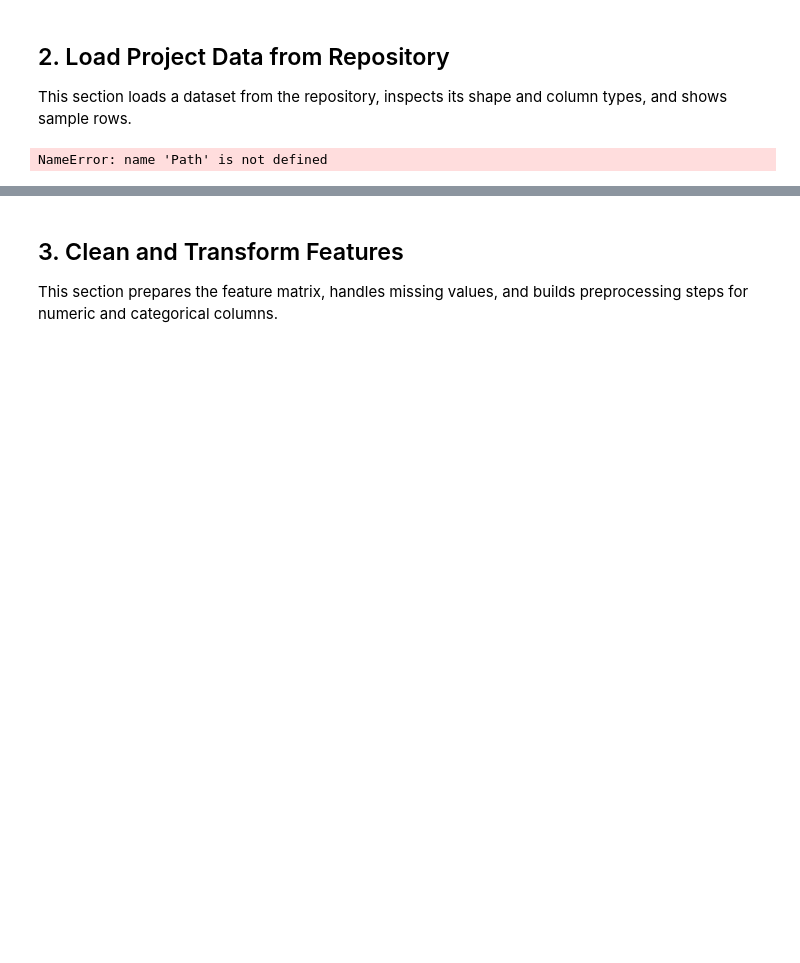
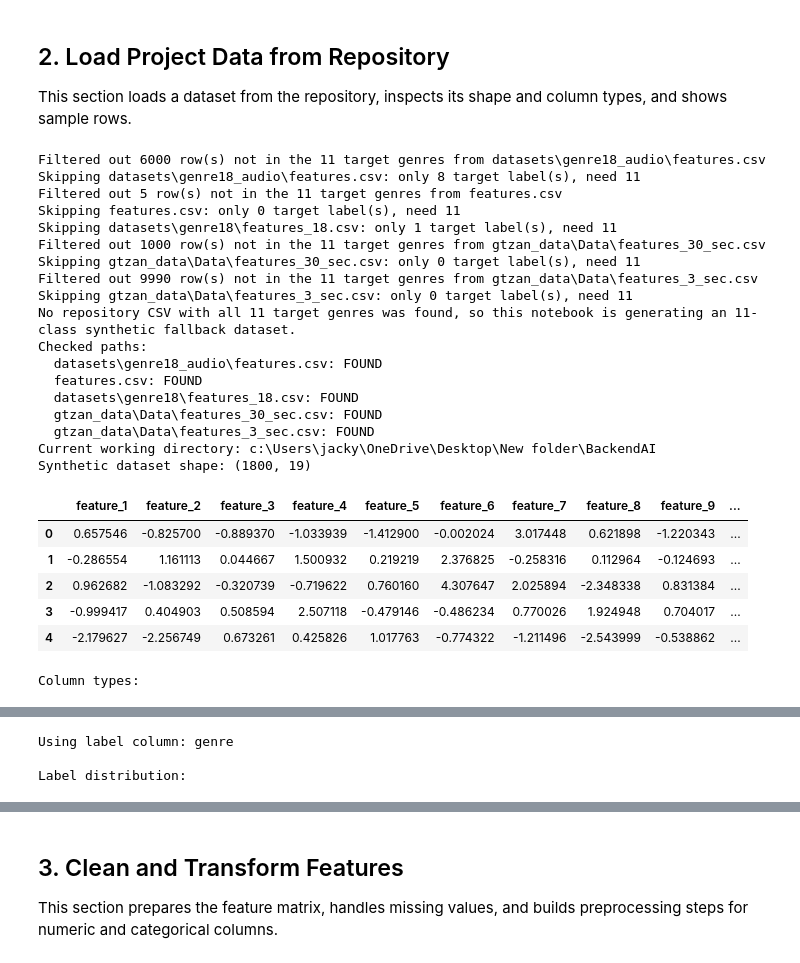
Before and after one commit to Kotoru2246/Spotifake, a Jupyter notebook: BackendAI/Spotifake_baseline.ipynb, the cells around one changed output, grey strips where cells are left out. Drawn from its saved outputs; the diff is of its cells as text; code cells hidden in the pictures; blank space fills up the shorter version.

```diff
--- a/BackendAI/Spotifake_baseline.ipynb
+++ b/BackendAI/Spotifake_baseline.ipynb
@@ -137,6 +237,21 @@ print(f"\nLog saved to: {log_file}")
 
 This section loads a dataset from the repository, inspects its shape and column types, and shows sample rows.
 # %%
+# Restrict training to the 11 selected genres
+TARGET_GENRES = [
+    "Pop",
+    "Rock",
+    "Hip-Hop / Rap",
+    "R&B / Soul",
+    "Electronic / EDM",
+    "Country",
+    "Jazz",
+    "Blues",
+    "Classical",
+    "Reggae",
+    "Latin",
+]
+
 # Locate a repository CSV with labels and features
 candidate_files = [
     Path("datasets/genre18_audio/features.csv"),
@@ -158,53 +273,78 @@ for path in candidate_files:
     if candidate_label is None:
         print(f"Skipping {path}: no genre/label column")
         continue
-    unique_labels = candidate_df[candidate_label].astype(str).nunique()
-    if unique_labels < 20:
-        print(f"Skipping {path}: only {unique_labels} label(s), need at least 20 for this notebook")
+
+    # Keep only the 11 target genres if this file contains broader taxonomies.
+    filtered_df = candidate_df[candidate_df[candidate_label].astype(str).isin(TARGET_GENRES)].copy()
+    removed = len(candidate_df) - len(filtered_df)
+    if removed > 0:
+        print(f"Filtered out {removed} row(s) not in the 11 target genres from {path}")
+
+    unique_labels = filtered_df[candidate_label].astype(str).nunique()
+    if unique_labels < len(TARGET_GENRES):
+        print(f"Skipping {path}: only {unique_labels} target label(s), need {len(TARGET_GENRES)}")
         continue
+
     dataset_path = path
-    df = candidate_df
+    df = filtered_df
     print(f"Loading dataset from: {dataset_path}")
-    print(f"Shape: {df.shape}")
+    print(f"Shape after 11-genre filter: {df.shape}")
     break
 
 if df is None:
-    print("No sufficiently diverse repository CSV was found, so this notebook is generating a 20-class synthetic fallback dataset.")
+    print("No repository CSV with all 11 target genres was found, so this notebook is generating an 11-class synthetic fallback dataset.")
     print("Checked paths:")
     for path in candidate_files:
         print(f"  {path}: {'FOUND' if path.exists() else 'missing'}")
     print(f"Current working directory: {Path.cwd()}")
     X_synth, y_synth = make_classification(
         n_samples=1800,
         n_features=18,
         n_informative=8,
         n_redundant=4,
-        n_classes=20,
+        n_classes=len(TARGET_GENRES),
         random_state=42,
     )
-    genre_labels = [
-        "Hip-Hop / Rap", "Pop", "Rock", "Electronic Dance Music (EDM)",
-        "R&B (Rhythm and Blues)", "Country", "Jazz", "Classical",
-        "Reggae", "Latin Music", "K-Pop", "J-Pop",
-        "Metal", "Afrobeats", "Folk", "Blues",
-        "Soul", "Funk", "Indie / Alternative", "Anime / Vocaloid",
-    ]
     df = pd.DataFrame(X_synth, columns=[f"feature_{i+1}" for i in range(X_synth.shape[1])])
-    df["genre"] = pd.Series(y_synth).map({i: label for i, label in enumerate(genre_labels)})
+    df["genre"] = pd.Series(y_synth).map({i: label for i, label in enumerate(TARGET_GENRES)})
     dataset_path = Path("synthetic_fallback_dataset")
     print(f"Synthetic dataset shape: {df.shape}")
 
 # Show sample data and types
 display(df.head())
 print("\nColumn types:")
 display(df.dtypes.to_frame(name="dtype"))
 
 label_column = "genre" if "genre" in df.columns else ("label" if "label" in df.columns else None)
 if label_column is None:
     raise ValueError('Dataset must contain a "genre" or "label" column')
 
 print(f"\nUsing label column: {label_column}")
 print("\nLabel distribution:")
 display(df[label_column].value_counts().to_frame(name="count"))
 # %% [output]
-NameError: name 'Path' is not defined
+Filtered out 6000 row(s) not in the 11 target genres from datasets\genre18_audio\features.csv
+Skipping datasets\genre18_audio\features.csv: only 8 target label(s), need 11
+Filtered out 5 row(s) not in the 11 target genres from features.csv
+Skipping features.csv: only 0 target label(s), need 11
+Skipping datasets\genre18\features_18.csv: only 1 target label(s), need 11
+Filtered out 1000 row(s) not in the 11 target genres from gtzan_data\Data\features_30_sec.csv
+Skipping gtzan_data\Data\features_30_sec.csv: only 0 target label(s), need 11
+Filtered out 9990 row(s) not in the 11 target genres from gtzan_data\Data\features_3_sec.csv
+Skipping gtzan_data\Data\features_3_sec.csv: only 0 target label(s), need 11
+No repository CSV with all 11 target genres was found, so this notebook is generating an 11-class synthetic fallback dataset.
+Checked paths:
+  datasets\genre18_audio\features.csv: FOUND
+  features.csv: FOUND
+  datasets\genre18\features_18.csv: FOUND
+  gtzan_data\Data\features_30_sec.csv: FOUND
+  gtzan_data\Data\features_3_sec.csv: FOUND
+Current working directory: c:\Users\jacky\OneDrive\Desktop\New folder\BackendAI
+Synthetic dataset shape: (1800, 19)
+|  | feature_1 | feature_2 | feature_3 | feature_4 | feature_5 | feature_6 | feature_7 | feature_8 | feature_9 | ... |
+| 0 | 0.657546 | -0.825700 | -0.889370 | -1.033939 | -1.412900 | -0.002024 | 3.017448 | 0.621898 | -1.220343 | ... |
+| 1 | -0.286554 | 1.161113 | 0.044667 | 1.500932 | 0.219219 | 2.376825 | -0.258316 | 0.112964 | -0.124693 | ... |
+| 2 | 0.962682 | -1.083292 | -0.320739 | -0.719622 | 0.760160 | 4.307647 | 2.025894 | -2.348338 | 0.831384 | ... |
+| 3 | -0.999417 | 0.404903 | 0.508594 | 2.507118 | -0.479146 | -0.486234 | 0.770026 | 1.924948 | 0.704017 | ... |
+| 4 | -2.179627 | -2.256749 | 0.673261 | 0.425826 | 1.017763 | -0.774322 | -1.211496 | -2.543999 | -0.538862 | ... |
+Column types:
@@ -210,0 +368,3 @@ NameError: name 'Path' is not defined
+Using label column: genre
+
+Label distribution:
```
Also changed, not shown: parts of 9 cells of this notebook, 42 other files.
